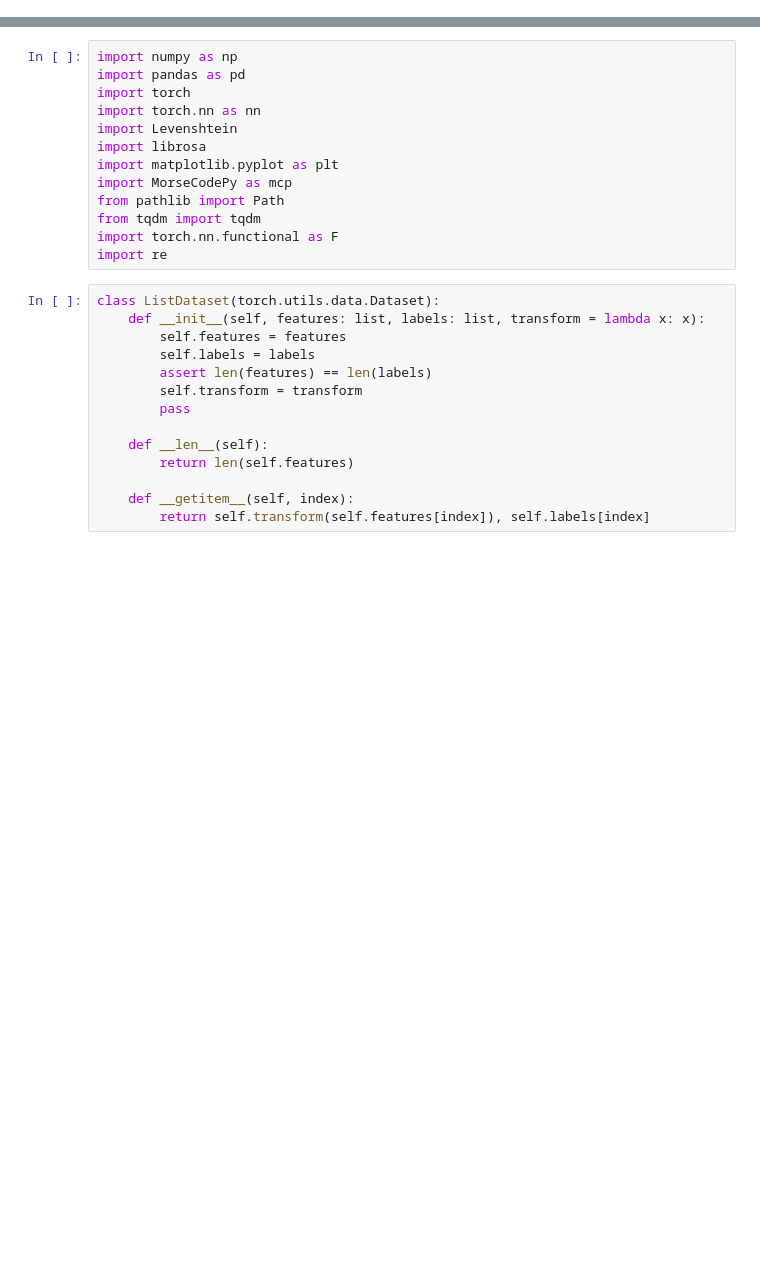
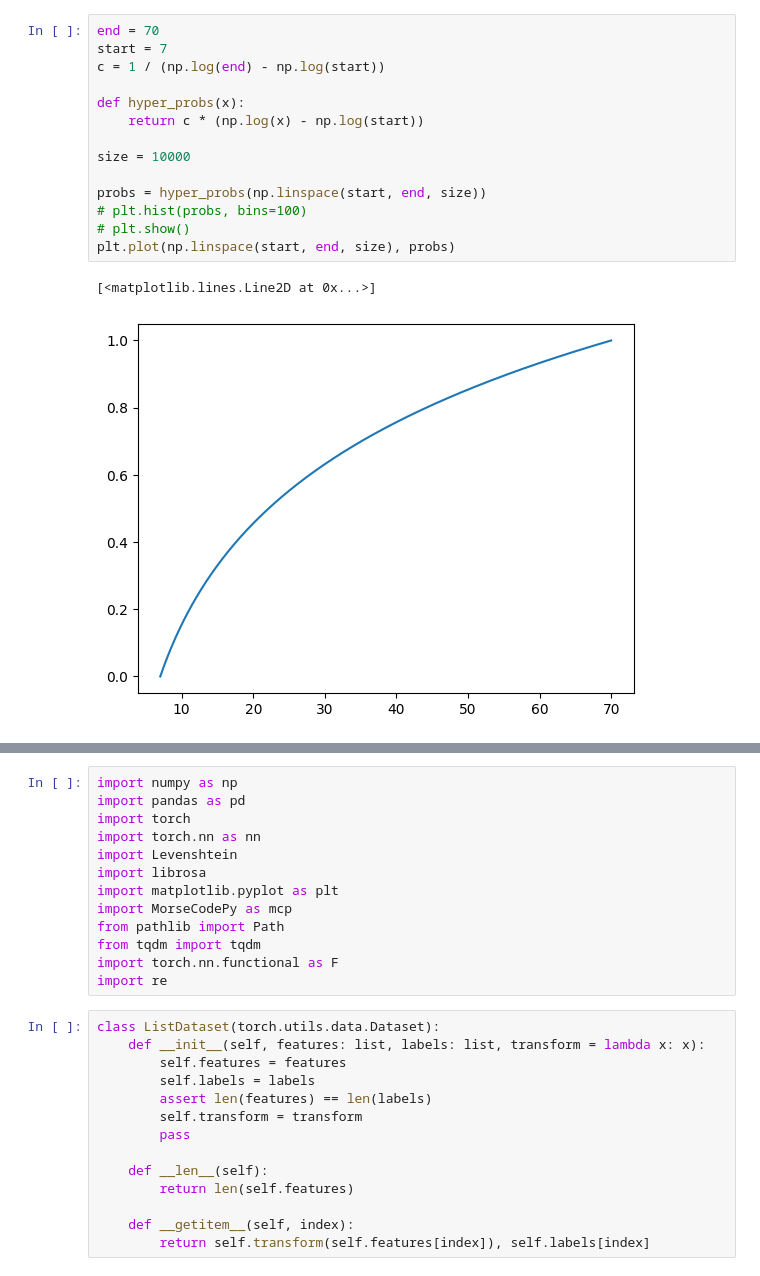
Before and after one commit to SwedishSquid/KC25_morse, a Jupyter notebook: playground.ipynb, the cells around one changed output, grey strips where cells are left out. Cells and saved outputs as stored; diff of their text form; blank space fills up the shorter version.

```diff
--- a/playground.ipynb
+++ b/playground.ipynb
@@ -0,0 +22,17 @@
+# %%
+end = 70
+start = 7
+c = 1 / (np.log(end) - np.log(start))
+
+def hyper_probs(x):
+    return c * (np.log(x) - np.log(start))
+
+size = 10000
+
+probs = hyper_probs(np.linspace(start, end, size))
+# plt.hist(probs, bins=100)
+# plt.show()
+plt.plot(np.linspace(start, end, size), probs)
+# %% [output]
+[<matplotlib.lines.Line2D at 0x...>]
+[figure, added]
```
Also changed, not shown: parts of 4 cells of this notebook, 5 other files.
